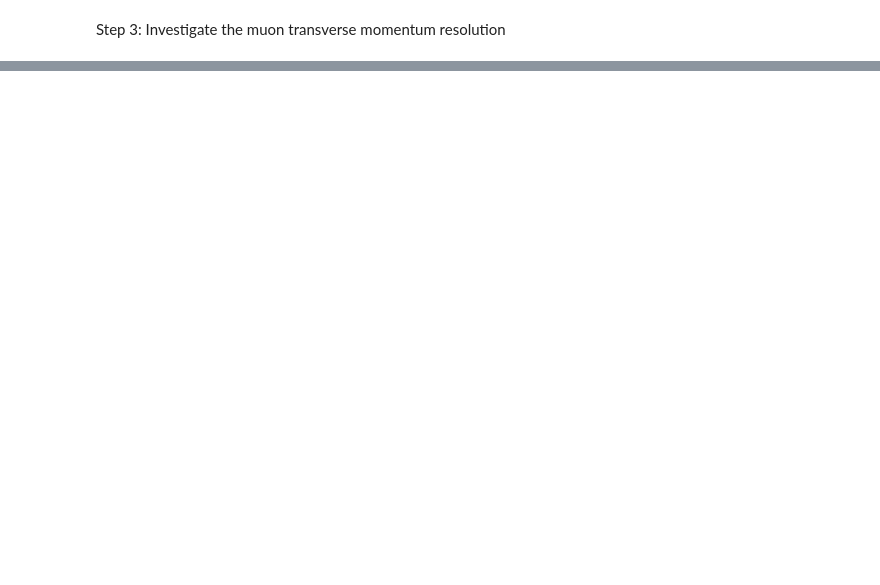
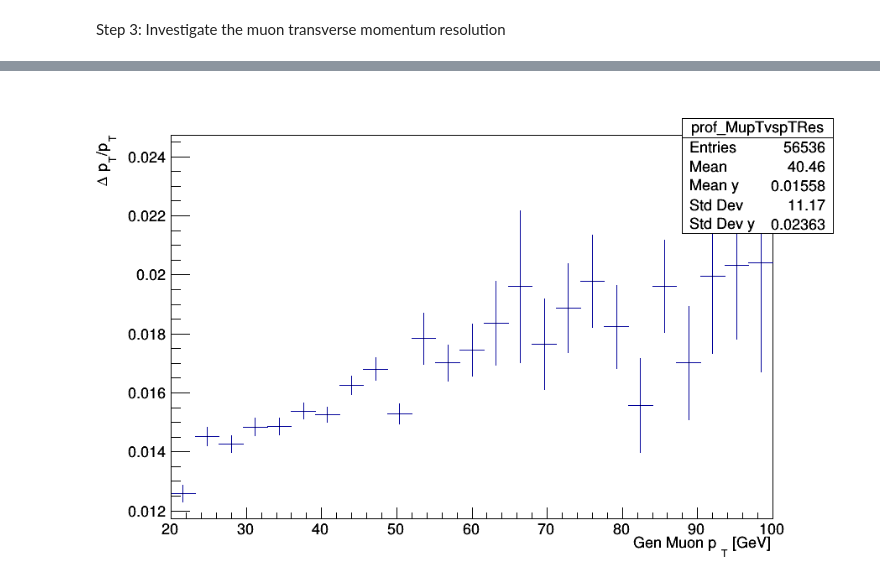
Before and after one commit to Taiantuia/MuonHATSatLPC2020, a Jupyter notebook: Exercise-2-Muon-momentum-scale-and-resolution-corrections.ipynb, the cells around one changed output, grey strips where cells are left out. Cells and saved outputs as stored; diff of their text form; code cells hidden in the pictures; blank space fills up the shorter version.

```diff
--- a/Exercise-2-Muon-momentum-scale-and-resolution-corrections.ipynb
+++ b/Exercise-2-Muon-momentum-scale-and-resolution-corrections.ipynb
@@ -215,0 +249,8 @@ Text(0, 0.5, 'Events')
+# %%
+prof_MupTvspTRes = ROOT.TProfile("prof_MupTvspTRes",";Gen Muon p_{T} [GeV];#Delta p_{T}/p_{T}",25,20,100,0,1)
+for ptres, pt in zip(pt_res, two_gen_muon_p4.pt.flatten()):
+    prof_MupTvspTRes.Fill(pt, ptres, 1)
+c5 = ROOT.TCanvas("muptvsptres","",900,600)
+prof_MupTvspTRes.Draw()
+c5.Draw()
+# %% [output]
@@ -216,3 +259,4 @@ Text(0, 0.5, 'Events')
+[figure, added]
 # %%
 hm = bh.Histogram(
     bh.axis.Regular(14, -3.5, 3.5, underflow=False, overflow=False),
```
Also changed, not shown: parts of 23 cells of this notebook.
